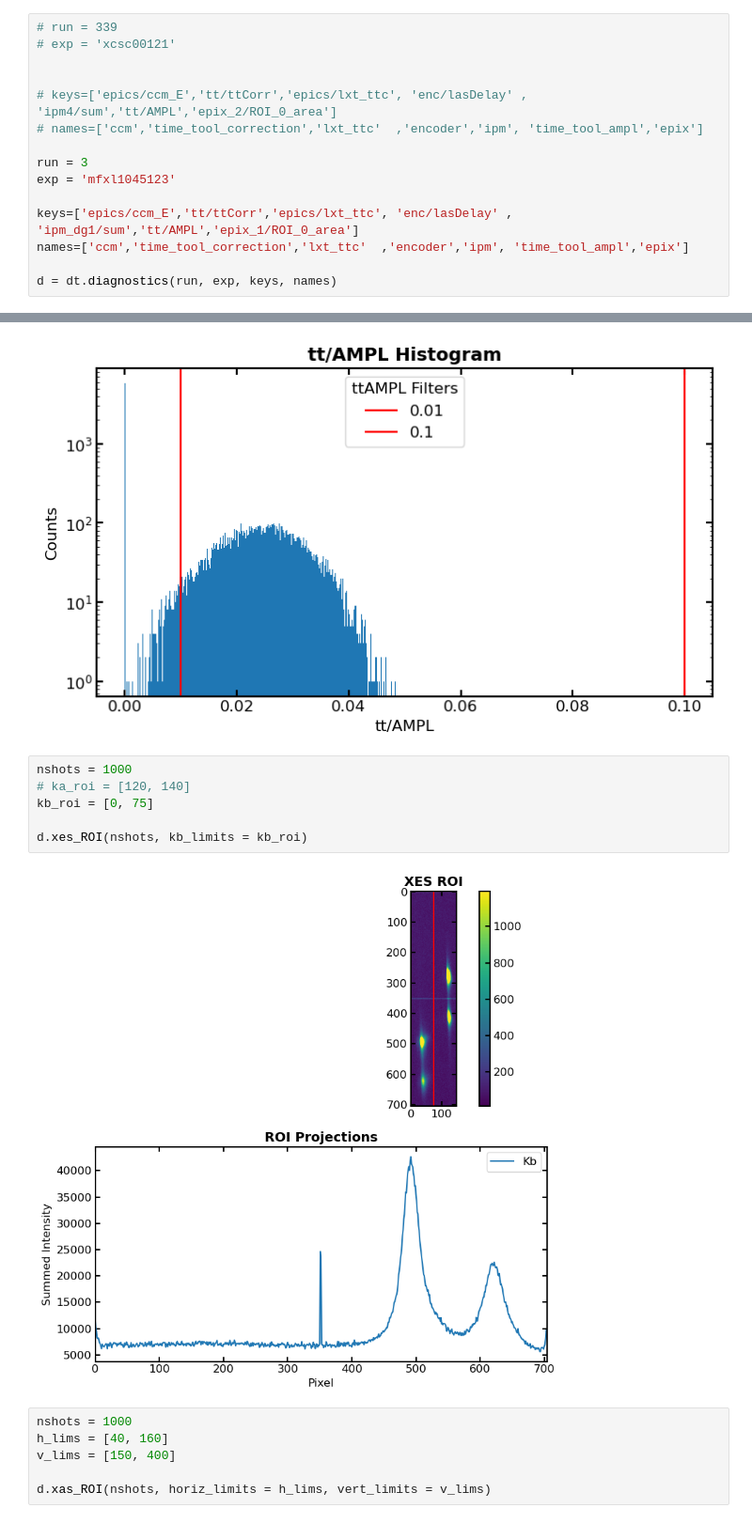
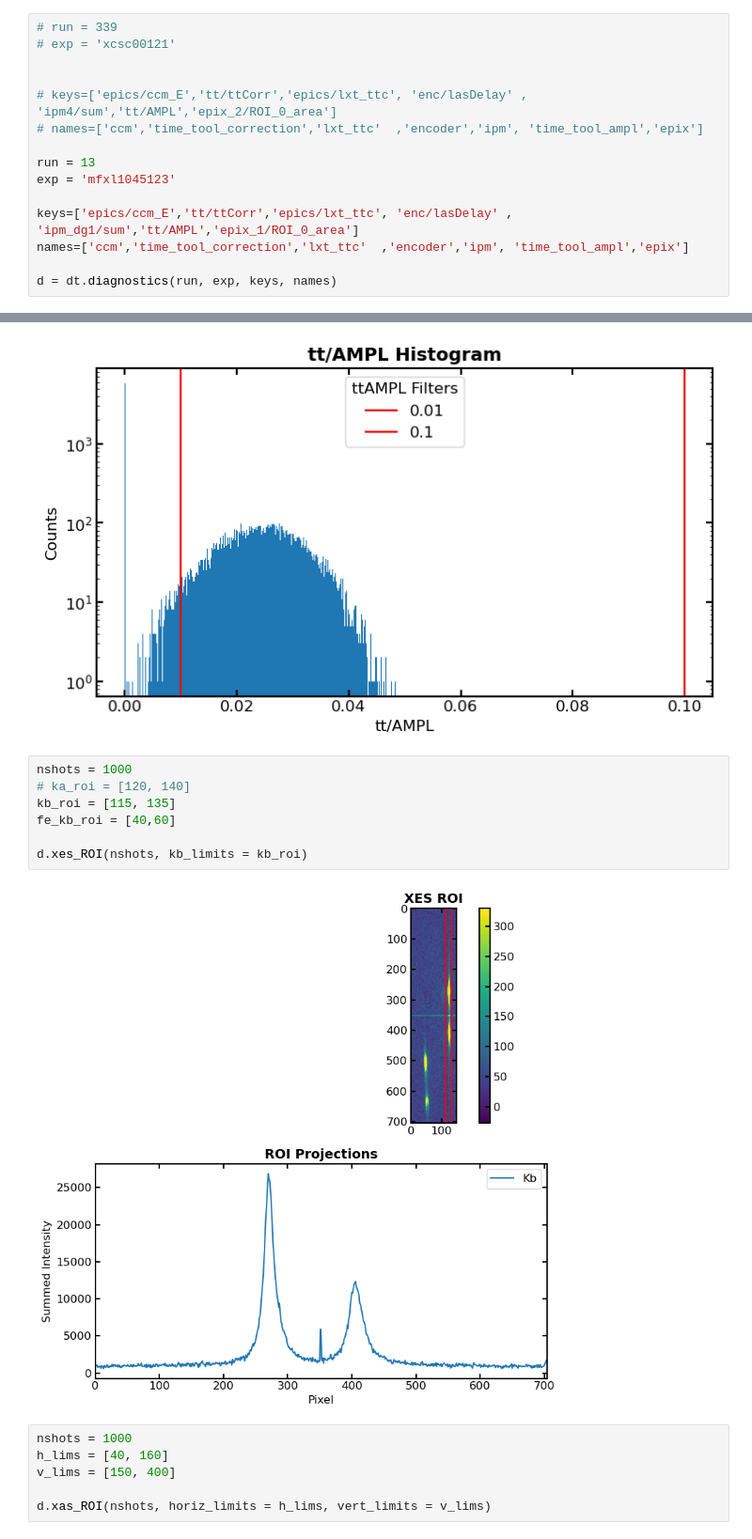
Before and after one commit to lg345/XSpect, a Jupyter notebook: diagnostics_test.ipynb, the cells around one changed output, grey strips where cells are left out. Shown at 94% size. Cells and saved outputs as stored; diff of their text form.

```diff
--- a/diagnostics_test.ipynb
+++ b/diagnostics_test.ipynb
@@ -27,7 +27,7 @@ Modules imported!
 # keys=['epics/ccm_E','tt/ttCorr','epics/lxt_ttc', 'enc/lasDelay' , 'ipm4/sum','tt/AMPL','epix_2/ROI_0_area']
 # names=['ccm','time_tool_correction','lxt_ttc'  ,'encoder','ipm', 'time_tool_ampl','epix']
 
-run = 3
+run = 13
 exp = 'mfxl1045123'
 
 keys=['epics/ccm_E','tt/ttCorr','epics/lxt_ttc', 'enc/lasDelay' , 'ipm_dg1/sum','tt/AMPL','epix_1/ROI_0_area']
@@ -78,11 +78,12 @@ d.ipm_histogram(ipm_thres)
 # %%
 nshots = 1000
 # ka_roi = [120, 140]
-kb_roi = [0, 75]
+kb_roi = [115, 135]
+fe_kb_roi = [40,60]
 
 d.xes_ROI(nshots, kb_limits = kb_roi)
 # %% [output]
-[figure, old version]
+[figure, new version]
 # %%
 nshots = 1000
 h_lims = [40, 160]
```
Also changed, not shown: parts of 3 cells of this notebook, 1 other file.
